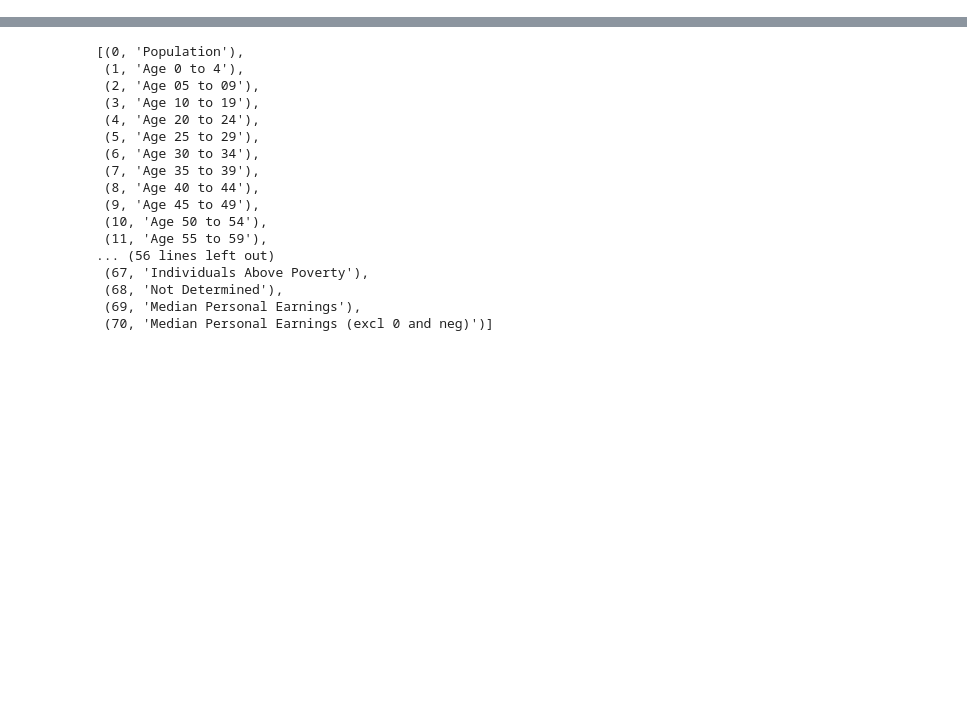
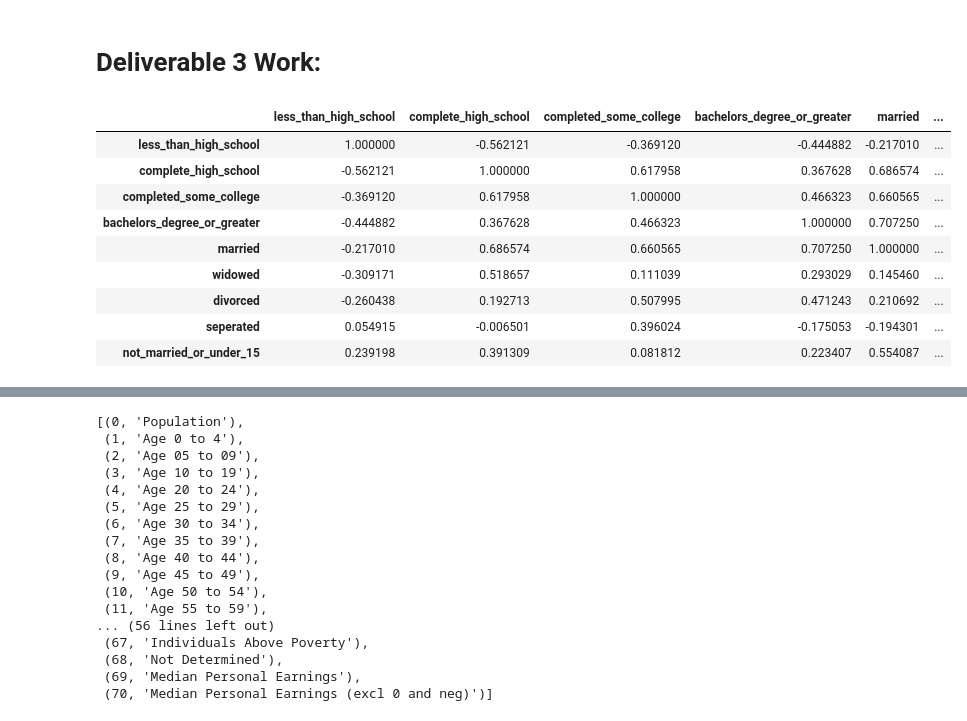
Before and after one commit to BU-Spark/ds-boston-bpda-br-census, a Jupyter notebook: Age_EmployementByType_EmployementByOccupation-Analysis/jamesh_deliverable1.ipynb, the cells around one changed output, grey strips where cells are left out. Cells and saved outputs as stored; diff of their text form; code cells hidden in the pictures; blank space fills up the shorter version.

```diff
--- a/Age_EmployementByType_EmployementByOccupation-Analysis/jamesh_deliverable1.ipynb
+++ b/Age_EmployementByType_EmployementByOccupation-Analysis/jamesh_deliverable1.ipynb
@@ -0,0 +1,2 @@
+# %% [markdown]
+# Deliverable 3 Work:
@@ -0,0 +133,13 @@
+# %%
+df_combined.drop(['year'], axis=1).corr()
+# %% [output]
+|  | less_than_high_school | complete_high_school | completed_some_college | bachelors_degree_or_greater | married | ... |
+| less_than_high_school | 1.000000 | -0.562121 | -0.369120 | -0.444882 | -0.217010 | ... |
+| complete_high_school | -0.562121 | 1.000000 | 0.617958 | 0.367628 | 0.686574 | ... |
+| completed_some_college | -0.369120 | 0.617958 | 1.000000 | 0.466323 | 0.660565 | ... |
+| bachelors_degree_or_greater | -0.444882 | 0.367628 | 0.466323 | 1.000000 | 0.707250 | ... |
+| married | -0.217010 | 0.686574 | 0.660565 | 0.707250 | 1.000000 | ... |
+| widowed | -0.309171 | 0.518657 | 0.111039 | 0.293029 | 0.145460 | ... |
+| divorced | -0.260438 | 0.192713 | 0.507995 | 0.471243 | 0.210692 | ... |
+| seperated | 0.054915 | -0.006501 | 0.396024 | -0.175053 | -0.194301 | ... |
+| not_married_or_under_15 | 0.239198 | 0.391309 | 0.081812 | 0.223407 | 0.554087 | ... |
```
Also changed, not shown: parts of 23 cells of this notebook, 1 other file.
